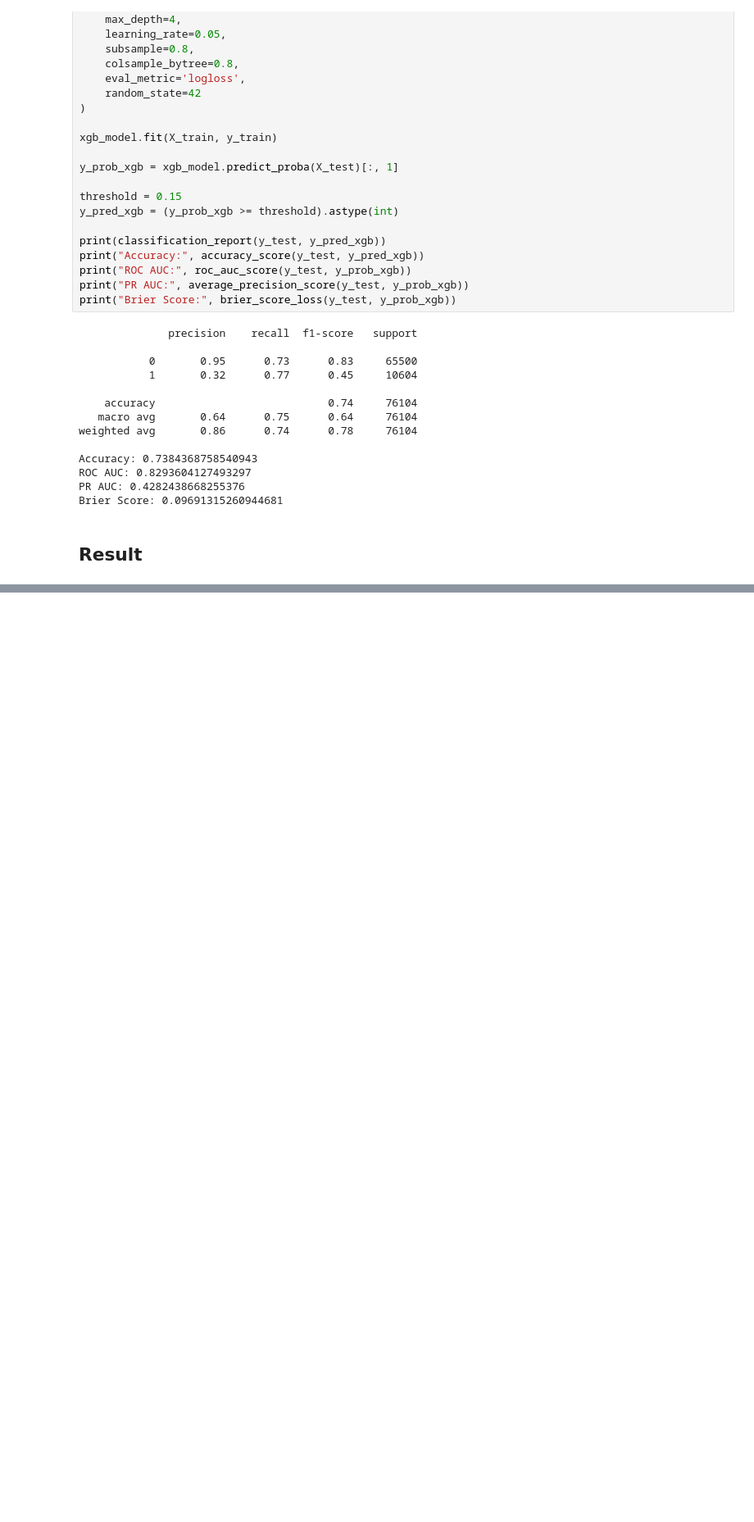
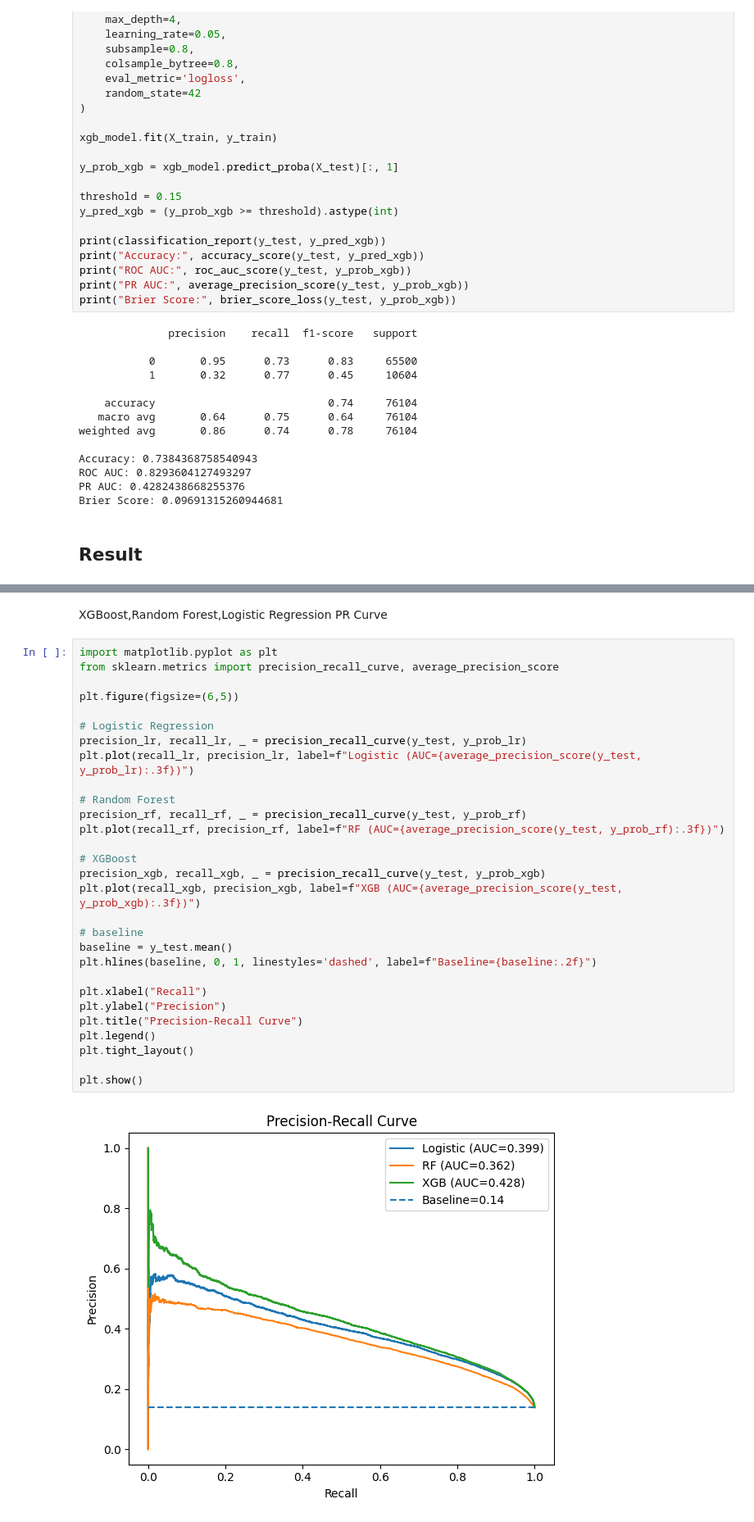
Before and after one commit to 3Frank3/Diabetes-Risk-Prediction-Fairness-Evaluation-and-Causal-Analysis-of-Physical-Activity-Using-PSM, a Jupyter notebook: 02_Modeling.ipynb, the cells around one changed output, grey strips where cells are left out. Shown at 82% size. Saved outputs shown, nothing was run; the diff lists cells and outputs as text; blank space fills up the shorter version.

Commit message:
Adding graph

```diff
--- a/02_Modeling.ipynb
+++ b/02_Modeling.ipynb
@@ -315,3 +315,36 @@ results
 | 0 | Logistic Regression | 0.732 | 0.822 | 0.399 | 0.762 | 0.311 | 0.442 | ... |
 | 1 | Random Forest | 0.713 | 0.798 | 0.362 | 0.750 | 0.293 | 0.422 | ... |
 | 2 | XGBoost | 0.738 | 0.829 | 0.428 | 0.772 | 0.319 | 0.451 | ... |
+# %% [markdown]
+XGBoost,Random Forest,Logistic Regression   PR Curve
+# %%
+import matplotlib.pyplot as plt
+from sklearn.metrics import precision_recall_curve, average_precision_score
+
+plt.figure(figsize=(6,5))
+
+# Logistic Regression
+precision_lr, recall_lr, _ = precision_recall_curve(y_test, y_prob_lr)
+plt.plot(recall_lr, precision_lr, label=f"Logistic (AUC={average_precision_score(y_test, y_prob_lr):.3f})")
+
+# Random Forest
+precision_rf, recall_rf, _ = precision_recall_curve(y_test, y_prob_rf)
+plt.plot(recall_rf, precision_rf, label=f"RF (AUC={average_precision_score(y_test, y_prob_rf):.3f})")
+
+# XGBoost
+precision_xgb, recall_xgb, _ = precision_recall_curve(y_test, y_prob_xgb)
+plt.plot(recall_xgb, precision_xgb, label=f"XGB (AUC={average_precision_score(y_test, y_prob_xgb):.3f})")
+
+# baseline
+baseline = y_test.mean()
+plt.hlines(baseline, 0, 1, linestyles='dashed', label=f"Baseline={baseline:.2f}")
+
+plt.xlabel("Recall")
+plt.ylabel("Precision")
+plt.title("Precision-Recall Curve")
+plt.legend()
+plt.tight_layout()
+
+plt.show()
+# %% [output]
+[figure, added]
```
